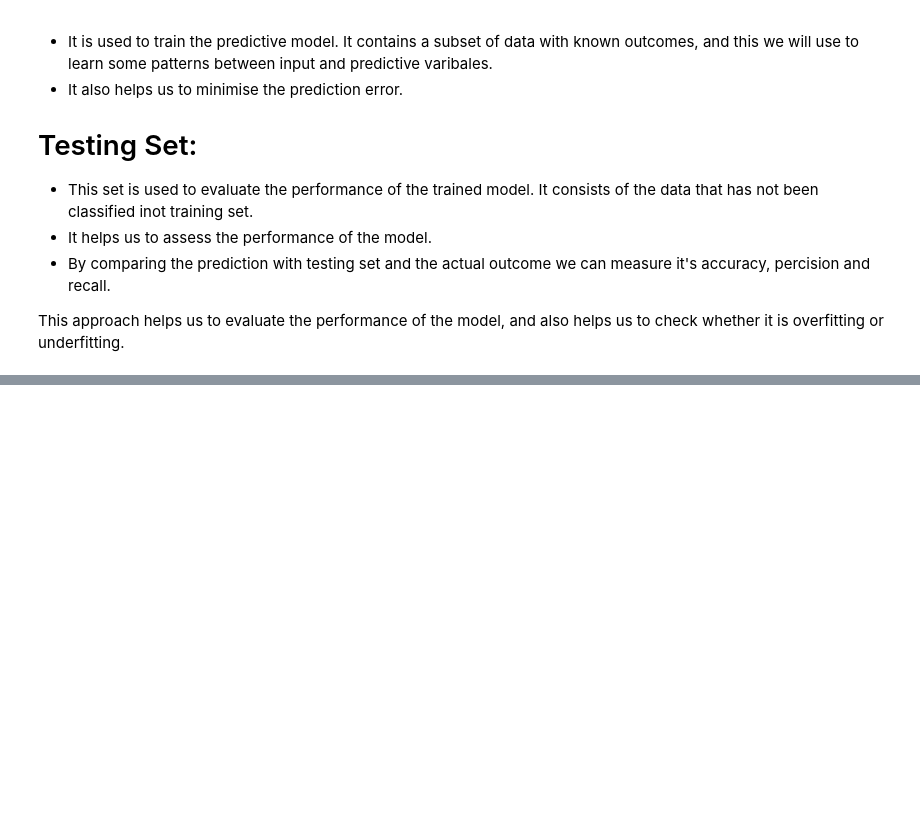
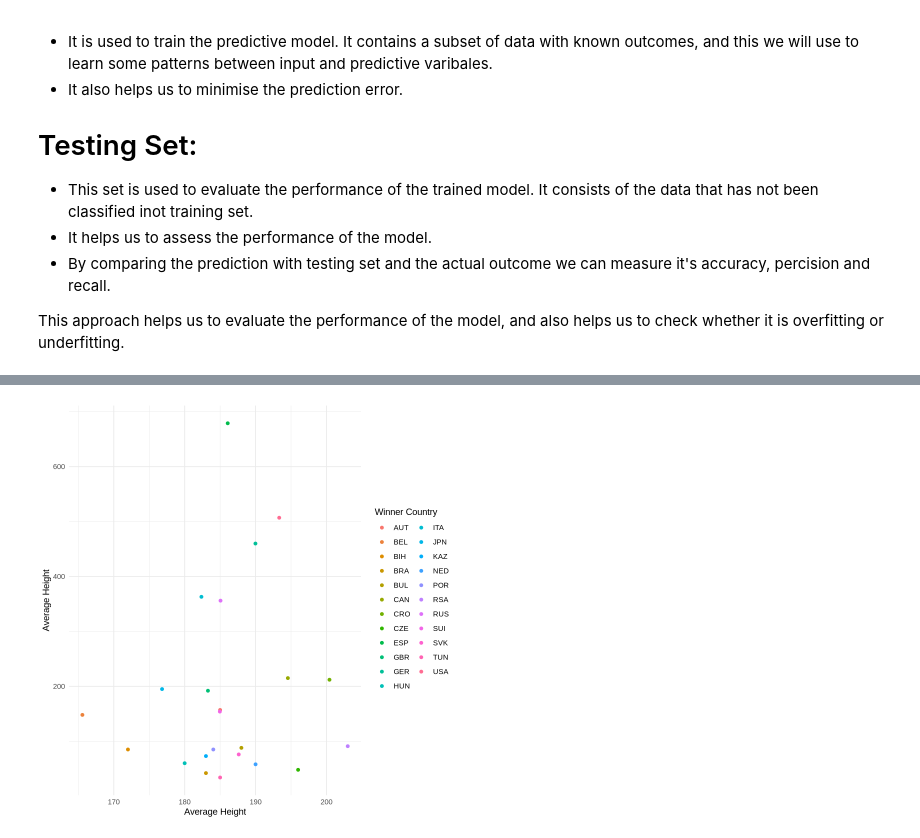
Before and after one commit to Ramnik2003/starting-dsci, a Jupyter notebook: GPP3.ipynb, the cells around one changed output, grey strips where cells are left out. Cells and saved outputs as stored; diff of their text form; code cells hidden in the pictures; blank space fills up the shorter version.

```diff
--- a/GPP3.ipynb
+++ b/GPP3.ipynb
@@ -201,0 +138,10 @@ model
+# %%
+plot_winner_countries<-data_train|>
+ggplot(aes(x = avg_height, y = total_wins, color=winner_country)) +
+  geom_point() +
+
+  labs(x = "Average Height", y = "Average Height", color = "Winner Country") +
+  theme_minimal()
+plot_winner_countries
+# %% [output]
+[figure, added]
```
Also changed, not shown: parts of 14 cells of this notebook.
